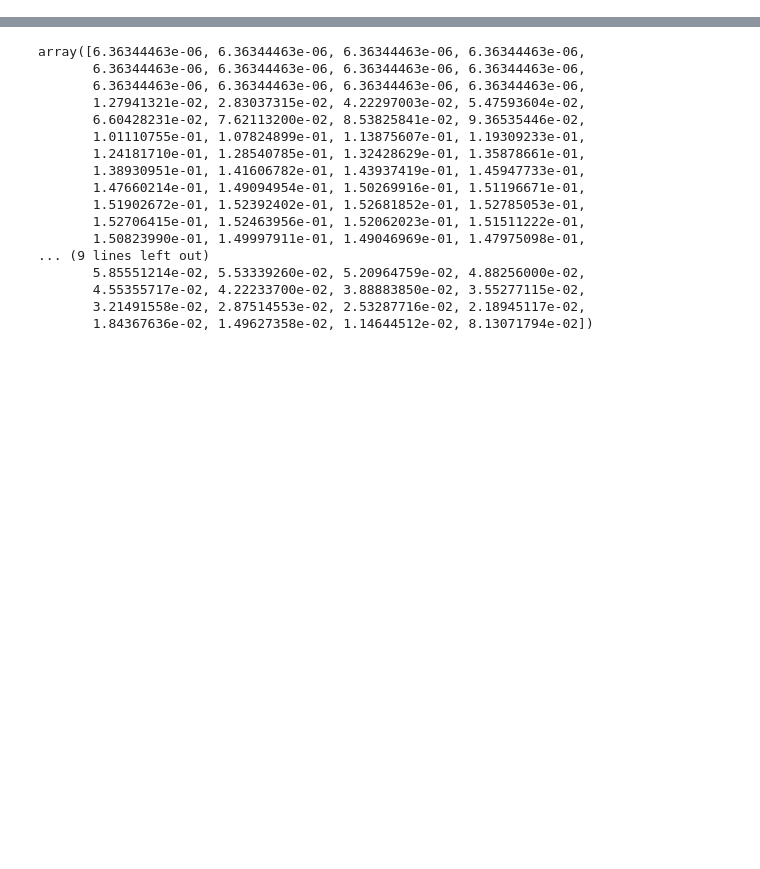
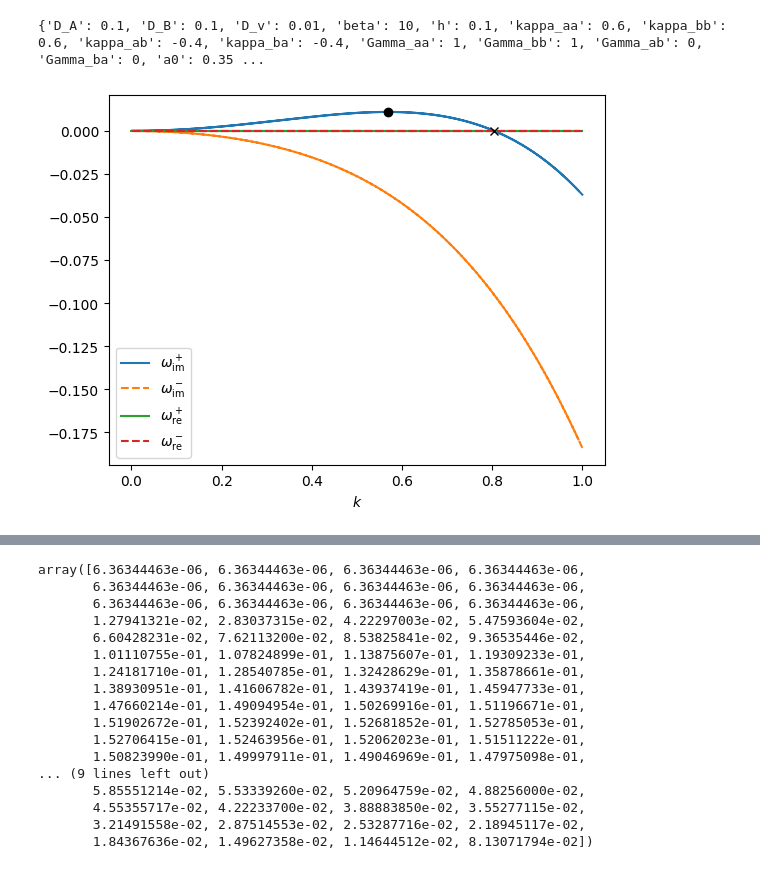
Before and after one commit to wmerbis/fluctuating_hydro, a Jupyter notebook: Linear_stability.ipynb, the cells around one changed output, grey strips where cells are left out. Cells and saved outputs as stored; diff of their text form; code cells hidden in the pictures; blank space fills up the shorter version.

```diff
--- a/Linear_stability.ipynb
+++ b/Linear_stability.ipynb
@@ -89,3 +95,24 @@ def optimize_rate(J, Q, k_bounds=(0.1, 5.0)):
         return optimal_k, max_rate
     else:
         raise ValueError("Optimization failed.")
+# %%
+k = np.fft.fftfreq(Nx, d=0.5)
+k = np.fft.fftshift(k)
+J, Q = build_L_matrices(params)
+print(params)
+om_plus, om_min  = frequency(k, J, Q)
+k_star, r_star = optimize_rate(J, Q, k_bounds=(1e-6, np.max(k)))
+freq_root = root(rates, 20, (J,Q))
+om_zero = freq_root.x
+plt.plot(np.abs(k), om_plus.imag, label = r"$\omega^+_{\rm im}$")
+plt.plot(np.abs(k), om_min.imag, "--", label = r"$\omega^-_{\rm im}$")
+plt.plot(np.abs(k), om_plus.real, label = r"$\omega^+_{\rm re}$")
+plt.plot(np.abs(k), om_min.real, "--",  label = r"$\omega^-_{\rm re}$")
+plt.plot(k_star, r_star, "ko" )
+plt.plot(om_zero,0, "kx")
+plt.legend()
+plt.xlabel(r"$k$")
+plt.show()
+# %% [output]
+{'D_A': 0.1, 'D_B': 0.1, 'D_v': 0.01, 'beta': 10, 'h': 0.1, 'kappa_aa': 0.6, 'kappa_bb': 0.6, 'kappa_ab': -0.4, 'kappa_ba': -0.4, 'Gamma_aa': 1, 'Gamma_bb': 1, 'Gamma_ab': 0, 'Gamma_ba': 0, 'a0': 0.35 ...
+[figure, added]
```
Also changed, not shown: parts of 23 cells of this notebook, 2 other files.
